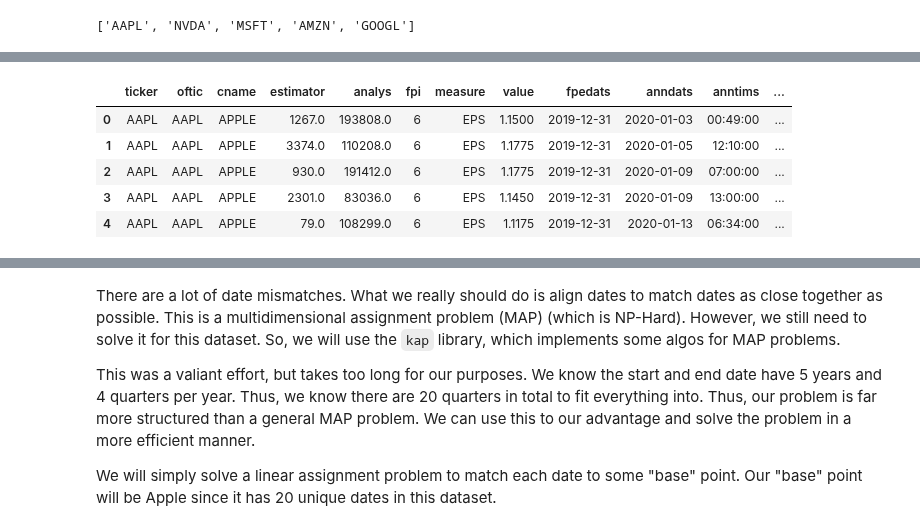
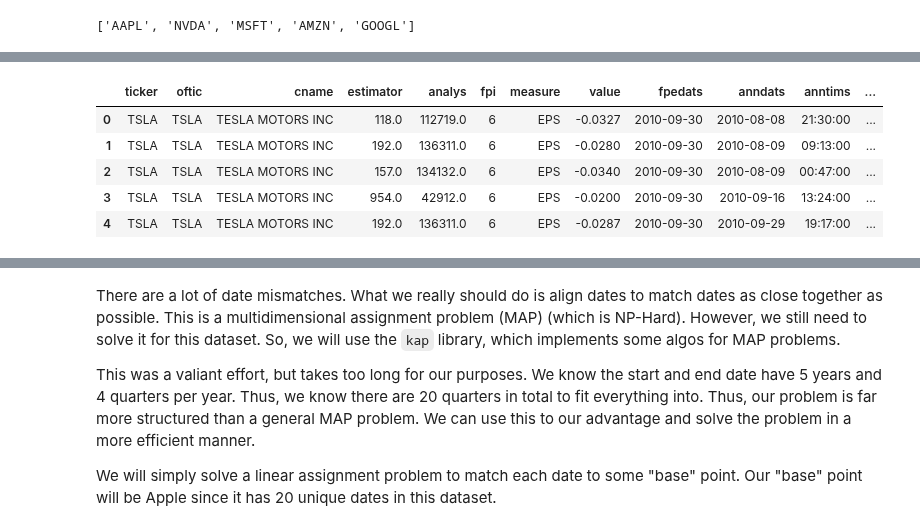
Before and after one commit to jacobf18/Dist-NN, a Jupyter notebook: wrds.ipynb, the cells around one changed output, grey strips where cells are left out. Drawn from its saved outputs; the diff is of its cells as text; code cells hidden in the pictures.

```diff
--- a/wrds.ipynb
+++ b/wrds.ipynb
@@ -23,14 +20,22 @@ with open('sp500.txt', 'r') as f:
 sp500_tickers[:5]
 # %% [output]
 ['AAPL', 'NVDA', 'MSFT', 'AMZN', 'GOOGL']
+# %%
+company_df = pd.read_csv('large_companies.csv')
+us_companies = company_df[company_df['country'] == 'United States']
+us_tickers = us_companies['Symbol'].tolist()
+# %%
+us_tickers = us_tickers[:2000] # limit to 2000 companies
+for i in range(len(us_tickers)):
+    us_tickers[i] = us_tickers[i].replace('-', '.')
 # %%
 ibes_tickers = []
-for t in tqdm(sp500_tickers):
+for t in tqdm(us_tickers):
     try:
         data = conn.raw_sql(f"""SELECT ticker, oftic, cname, estimator, analys, FPI, MEASURE, VALUE, FPEDATS, ANNDATS, ANNTIMS, ACTUAL, ANNDATS_ACT, ANNTIMS_ACT
                          FROM tr_ibes.det_epsus
                          WHERE oftic = '{t}'
-                         and anndats >= '01/01/2024'
+                         and anndats >= '01/01/2010'
                          and fpi = '6'
                          """)
         if data.shape[0] == 0:
@@ -51,7 +65,7 @@ for oftic, ibes in tqdm(ibes_tickers):
     data = conn.raw_sql(f"""SELECT ticker, oftic, cname, estimator, analys, FPI, MEASURE, VALUE, FPEDATS, ANNDATS, ANNTIMS, ACTUAL, ANNDATS_ACT, ANNTIMS_ACT
                          FROM tr_ibes.det_epsus
                          WHERE ticker = '{ibes}'
-                         and anndats >= '01/01/2020'
+                         and anndats >= '01/01/2010'
                          and fpi = '6'
                          """)
     data.to_csv(f"data/ibes/{oftic}.csv", index=False)
@@ -67,14 +81,14 @@ for oftic, ibes in tqdm(ibes_tickers):
     data = pd.read_csv(f"data/ibes/{oftic}.csv")
     ibes_data[oftic] = data
 # %%
-ibes_data['AAPL'].head()
+ibes_data['TSLA'].head()
 # %% [output]
 |  | ticker | oftic | cname | estimator | analys | fpi | measure | value | fpedats | anndats | anntims | ... |
-| 0 | AAPL | AAPL | APPLE | 1267.0 | 193808.0 | 6 | EPS | 1.1500 | 2019-12-31 | 2020-01-03 | 00:49:00 | ... |
-| 1 | AAPL | AAPL | APPLE | 3374.0 | 110208.0 | 6 | EPS | 1.1775 | 2019-12-31 | 2020-01-05 | 12:10:00 | ... |
-| 2 | AAPL | AAPL | APPLE | 930.0 | 191412.0 | 6 | EPS | 1.1775 | 2019-12-31 | 2020-01-09 | 07:00:00 | ... |
-| 3 | AAPL | AAPL | APPLE | 2301.0 | 83036.0 | 6 | EPS | 1.1450 | 2019-12-31 | 2020-01-09 | 13:00:00 | ... |
-| 4 | AAPL | AAPL | APPLE | 79.0 | 108299.0 | 6 | EPS | 1.1175 | 2019-12-31 | 2020-01-13 | 06:34:00 | ... |
+| 0 | TSLA | TSLA | TESLA MOTORS INC | 118.0 | 112719.0 | 6 | EPS | -0.0327 | 2010-09-30 | 2010-08-08 | 21:30:00 | ... |
+| 1 | TSLA | TSLA | TESLA MOTORS INC | 192.0 | 136311.0 | 6 | EPS | -0.0280 | 2010-09-30 | 2010-08-09 | 09:13:00 | ... |
+| 2 | TSLA | TSLA | TESLA MOTORS INC | 157.0 | 134132.0 | 6 | EPS | -0.0340 | 2010-09-30 | 2010-08-09 | 00:47:00 | ... |
+| 3 | TSLA | TSLA | TESLA MOTORS INC | 954.0 | 42912.0 | 6 | EPS | -0.0200 | 2010-09-30 | 2010-09-16 | 13:24:00 | ... |
+| 4 | TSLA | TSLA | TESLA MOTORS INC | 192.0 | 136311.0 | 6 | EPS | -0.0287 | 2010-09-30 | 2010-09-29 | 19:17:00 | ... |
 # %%
 ibes_data['AAPL']['anndats_act'].dropna().unique()
 # %% [output]
```
Also changed, not shown: parts of 68 cells of this notebook.
